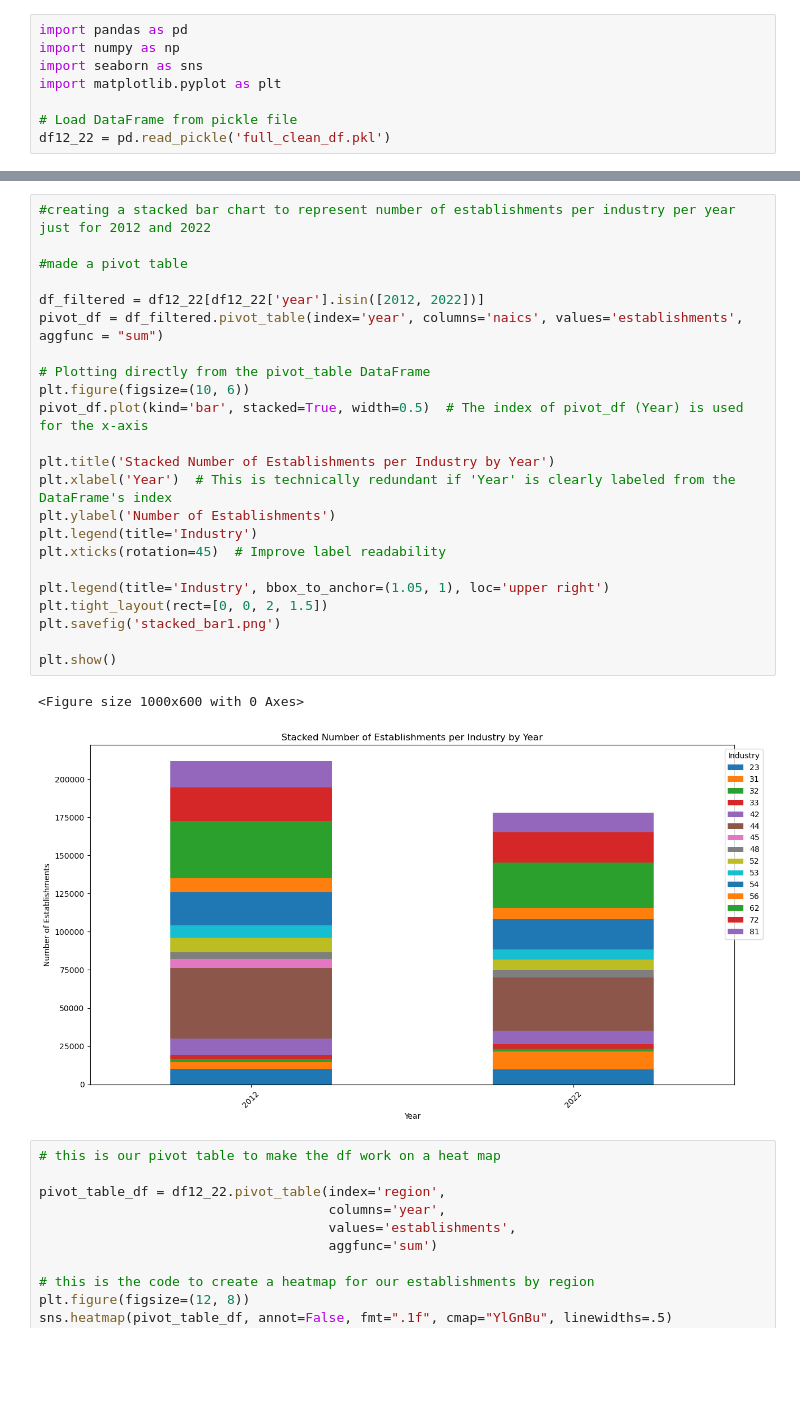
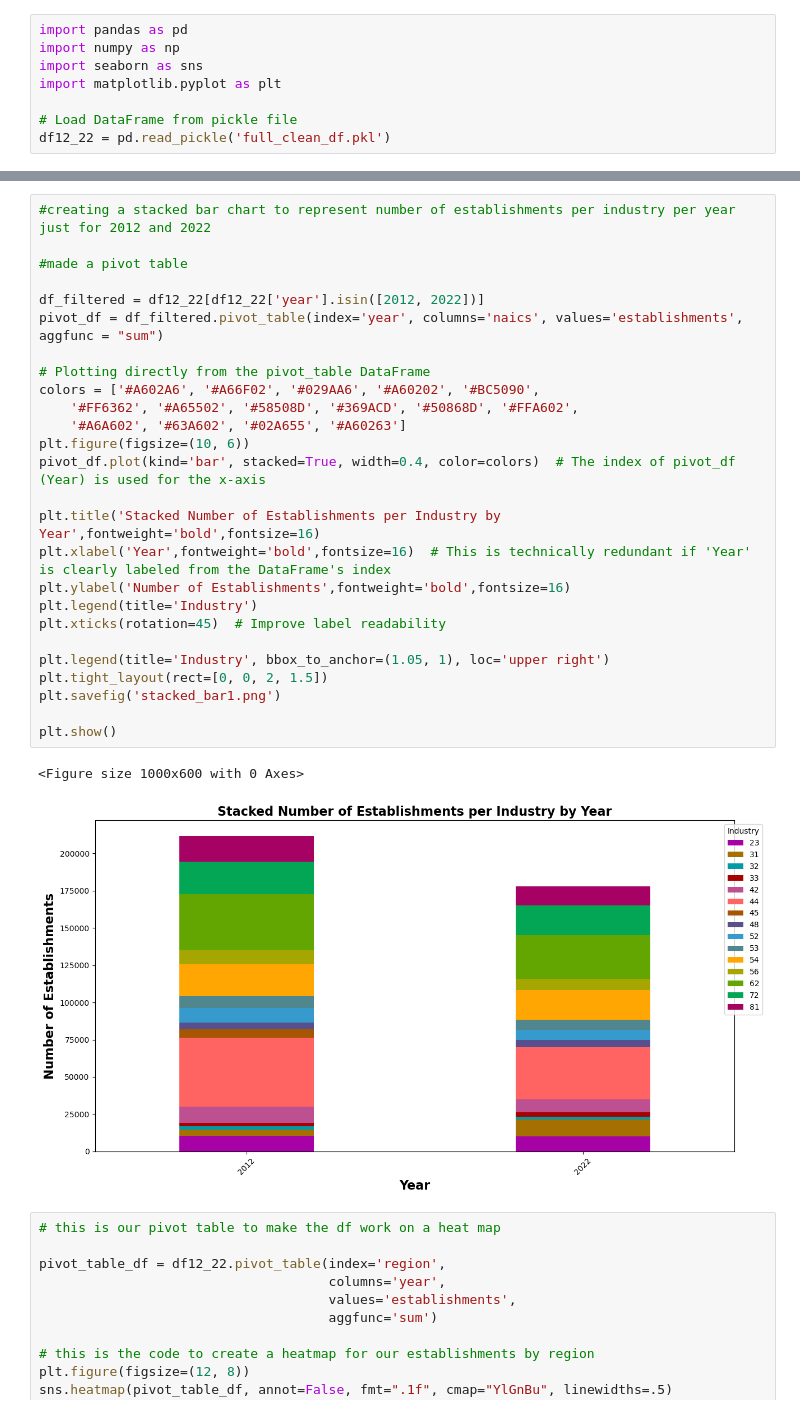
Before and after one commit to nessajimenez/pr-biz-patterns, a Jupyter notebook: Graphs from Clean Data.ipynb, the cells around one changed output, grey strips where cells are left out. Cells and saved outputs as stored; diff of their text form; blank space fills up the shorter version.

```diff
--- a/Graphs from Clean Data.ipynb
+++ b/Graphs from Clean Data.ipynb
@@ -33,29 +36,32 @@ plt.show()
 # %%
 #creating a stacked bar chart to represent number of establishments per industry per year just for 2012 and 2022
 
 #made a pivot table
 
 df_filtered = df12_22[df12_22['year'].isin([2012, 2022])]
 pivot_df = df_filtered.pivot_table(index='year', columns='naics', values='establishments', aggfunc = "sum")
 
 # Plotting directly from the pivot_table DataFrame
+colors = ['#A602A6', '#A66F02', '#029AA6', '#A60202', '#BC5090',
+    '#FF6362', '#A65502', '#58508D', '#369ACD', '#50868D', '#FFA602',
+    '#A6A602', '#63A602', '#02A655', '#A60263']
 plt.figure(figsize=(10, 6))
-pivot_df.plot(kind='bar', stacked=True, width=0.5)  # The index of pivot_df (Year) is used for the x-axis
+pivot_df.plot(kind='bar', stacked=True, width=0.4, color=colors)  # The index of pivot_df (Year) is used for the x-axis
 
-plt.title('Stacked Number of Establishments per Industry by Year')
-plt.xlabel('Year')  # This is technically redundant if 'Year' is clearly labeled from the DataFrame's index
-plt.ylabel('Number of Establishments')
+plt.title('Stacked Number of Establishments per Industry by Year',fontweight='bold',fontsize=16)
+plt.xlabel('Year',fontweight='bold',fontsize=16)  # This is technically redundant if 'Year' is clearly labeled from the DataFrame's index
+plt.ylabel('Number of Establishments',fontweight='bold',fontsize=16)
 plt.legend(title='Industry')
 plt.xticks(rotation=45)  # Improve label readability
 
 plt.legend(title='Industry', bbox_to_anchor=(1.05, 1), loc='upper right')
 plt.tight_layout(rect=[0, 0, 2, 1.5])
 plt.savefig('stacked_bar1.png')
 
 plt.show()
 # %% [output]
 <Figure size 1000x600 with 0 Axes>
-[figure, old version]
+[figure, new version]
 # %%
 # this is our pivot table to make the df work on a heat map
 
```
Also changed, not shown: parts of 1 cell of this notebook, 2 other files.
